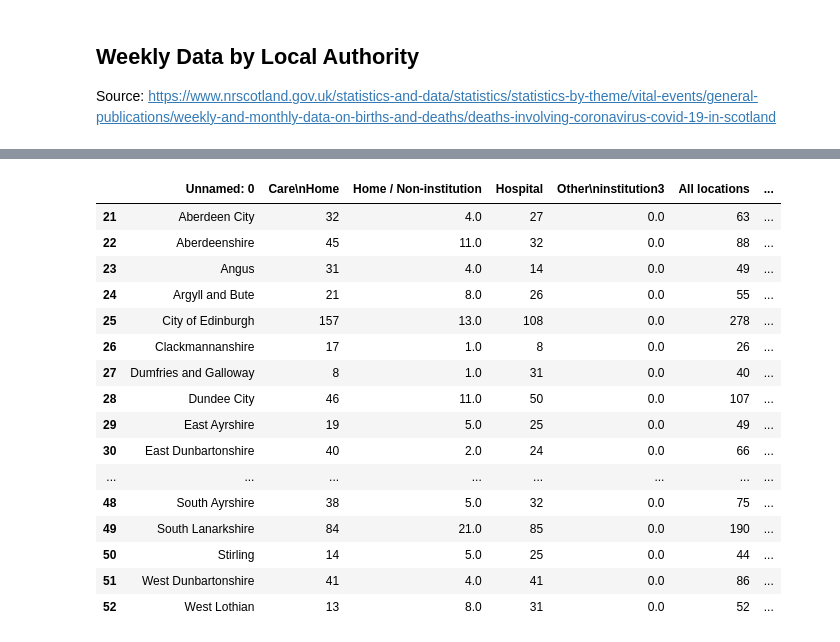
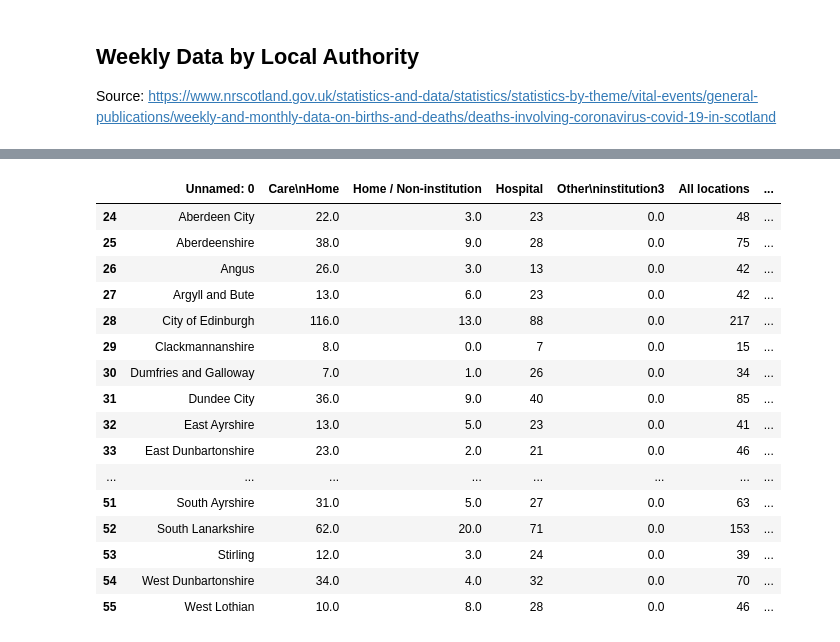
Before and after one commit to covidmaps/scotland, a Jupyter notebook: playground.ipynb, the cells around one changed output, grey strips where cells are left out. Saved outputs shown, nothing was run; the diff lists cells and outputs as text; code cells hidden in the pictures.

```diff
--- a/playground.ipynb
+++ b/playground.ipynb
@@ -128,59 +129,55 @@ df_all_deaths_trimmed
 | 78 | West Dunbartonshire | 0.0 | 0.0 | 0.0 | 0.0 | 0.0 | 0.0 | 0.0 | 0.0 | ... |
 | 79 | West Lothian | 0.0 | 0.0 | 0.0 | 0.0 | 0.0 | 0.0 | 0.0 | 0.0 | ... |
 # %%
-def get_death_locations_df(path):
+def get_death_locations_df(path, week):
 
     # Try get get the most recent data
     try:
-        url = path + "covid-deaths-data-week-%d.zip" % get_week_num()
+        url = path + "covid-deaths-data-week-%d.zip" % week
         conn = urllib.request.urlopen(url)
         zipfile = ZipFile(BytesIO(conn.read()))
 
-        df_covid_deaths = pd.read_csv(zipfile.open('covid-deaths-data-week-18_Table 1 - COVID deaths.csv'),header = 3, encoding='unicode-escape')
-        df_all_deaths = pd.read_csv(zipfile.open('covid-deaths-data-week-18_Table 2 - All deaths.csv'),header = 3, encoding='unicode-escape')
-        df_location = pd.read_csv(zipfile.open('covid-deaths-data-week-18_Table 3 - deaths by location.csv'), header=3, encoding='unicode-escape')
-
-        df_covid_deaths_trimmed = df_covid_deaths.iloc[48:80, 1:get_week_num()+1]
-        df_all_deaths_trimmed = df_all_deaths.iloc[50:82, 1:get_week_num()+1]
-        df_location_trimmed = df_location.iloc[21:53, :-2]
+        df_location = pd.read_csv(zipfile.open('covid-deaths-data-week-%d_Table 3 - deaths by location.csv' % week), header=3, encoding='unicode-escape')
+        idx_start = np.where(df_location['Unnamed: 0'] == 'Aberdeen City')[0][0]
+        idx_end = idx_start + 32
+        df_location_trimmed = df_location.iloc[idx_start:idx_end, :-2]
 
 
         return df_location_trimmed
 
     # If error, then get last week response
     except urllib.error.HTTPError as e:
-        url = path + "covid-deaths-data-week-%d.zip" % (get_week_num()-1)
+        url = path + "covid-deaths-data-week-%d.zip" % week-1
         conn = urllib.request.urlopen(url)
         zipfile = ZipFile(BytesIO(conn.read()))
 
-        df_covid_deaths = pd.read_csv(zipfile.open('covid-deaths-data-week-18_Table 1 - COVID deaths.csv'),header = 3, encoding='unicode-escape')
-        df_all_deaths = pd.read_csv(zipfile.open('covid-deaths-data-week-18_Table 2 - All deaths.csv'),header = 3, encoding='unicode-escape')
-        df_location = pd.read_csv(zipfile.open('covid-deaths-data-week-18_Table 3 - deaths by location.csv'), header=3, encoding='unicode-escape')
 
-        df_covid_deaths_trimmed = df_covid_deaths.iloc[48:80, 1:get_week_num()+1]
-        df_all_deaths_trimmed = df_all_deaths.iloc[50:82, 1:get_week_num()+1]
-        df_location_trimmed = df_location.iloc[21:53, :-2]
+        df_location = pd.read_csv(zipfile.open('covid-deaths-data-week-%d_Table 3 - deaths by location.csv' % week), header=3, encoding='unicode-escape')
 
+        idx_start = np.where(df_location['Unnamed: 0'] == 'Aberdeen City')[0][0]
+        print(idx_start)
+        idx_end = idx_start + 32
+        df_location_trimmed = df_location.iloc[idx_start:idx_end, :-2]
         return df_location_trimmed
 # %%
 path = "https://www.nrscotland.gov.uk/files//statistics/covid19/"
-df_death_locations_trimmed = get_death_locations_df(path)
+df_death_locations_trimmed = get_death_locations_df(path, 17)
 df_death_locations_trimmed
 # %% [output]
 |  | Unnamed: 0 | Care\nHome | Home / Non-institution | Hospital | Other\ninstitution3 | All locations | ... |
-| 21 | Aberdeen City | 32 | 4.0 | 27 | 0.0 | 63 | ... |
-| 22 | Aberdeenshire | 45 | 11.0 | 32 | 0.0 | 88 | ... |
-| 23 | Angus | 31 | 4.0 | 14 | 0.0 | 49 | ... |
-| 24 | Argyll and Bute | 21 | 8.0 | 26 | 0.0 | 55 | ... |
-| 25 | City of Edinburgh | 157 | 13.0 | 108 | 0.0 | 278 | ... |
-| 26 | Clackmannanshire | 17 | 1.0 | 8 | 0.0 | 26 | ... |
-| 27 | Dumfries and Galloway | 8 | 1.0 | 31 | 0.0 | 40 | ... |
-| 28 | Dundee City | 46 | 11.0 | 50 | 0.0 | 107 | ... |
-| 29 | East Ayrshire | 19 | 5.0 | 25 | 0.0 | 49 | ... |
-| 30 | East Dunbartonshire | 40 | 2.0 | 24 | 0.0 | 66 | ... |
+| 24 | Aberdeen City | 22.0 | 3.0 | 23 | 0.0 | 48 | ... |
+| 25 | Aberdeenshire | 38.0 | 9.0 | 28 | 0.0 | 75 | ... |
+| 26 | Angus | 26.0 | 3.0 | 13 | 0.0 | 42 | ... |
+| 27 | Argyll and Bute | 13.0 | 6.0 | 23 | 0.0 | 42 | ... |
+| 28 | City of Edinburgh | 116.0 | 13.0 | 88 | 0.0 | 217 | ... |
+| 29 | Clackmannanshire | 8.0 | 0.0 | 7 | 0.0 | 15 | ... |
+| 30 | Dumfries and Galloway | 7.0 | 1.0 | 26 | 0.0 | 34 | ... |
+| 31 | Dundee City | 36.0 | 9.0 | 40 | 0.0 | 85 | ... |
+| 32 | East Ayrshire | 13.0 | 5.0 | 23 | 0.0 | 41 | ... |
+| 33 | East Dunbartonshire | 23.0 | 2.0 | 21 | 0.0 | 46 | ... |
 | ... | ... | ... | ... | ... | ... | ... | ... |
-| 48 | South Ayrshire | 38 | 5.0 | 32 | 0.0 | 75 | ... |
-| 49 | South Lanarkshire | 84 | 21.0 | 85 | 0.0 | 190 | ... |
-| 50 | Stirling | 14 | 5.0 | 25 | 0.0 | 44 | ... |
-| 51 | West Dunbartonshire | 41 | 4.0 | 41 | 0.0 | 86 | ... |
-| 52 | West Lothian | 13 | 8.0 | 31 | 0.0 | 52 | ... |
+| 51 | South Ayrshire | 31.0 | 5.0 | 27 | 0.0 | 63 | ... |
+| 52 | South Lanarkshire | 62.0 | 20.0 | 71 | 0.0 | 153 | ... |
+| 53 | Stirling | 12.0 | 3.0 | 24 | 0.0 | 39 | ... |
+| 54 | West Dunbartonshire | 34.0 | 4.0 | 32 | 0.0 | 70 | ... |
+| 55 | West Lothian | 10.0 | 8.0 | 28 | 0.0 | 46 | ... |
```
Also changed, not shown: parts of 9 cells of this notebook, 4 other files.
